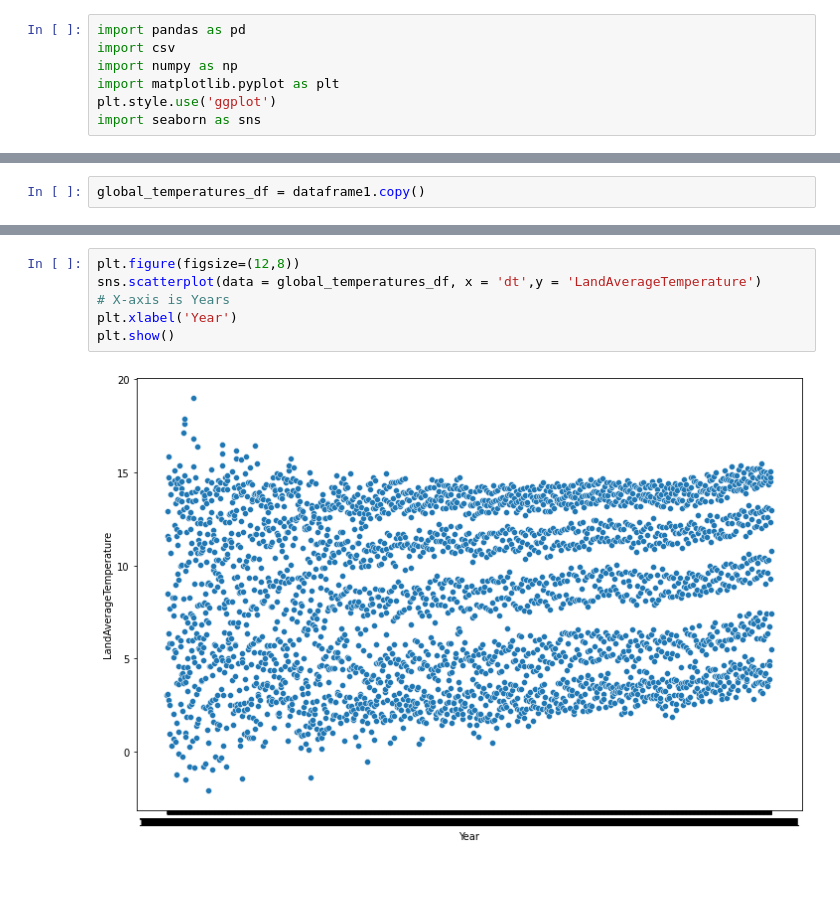
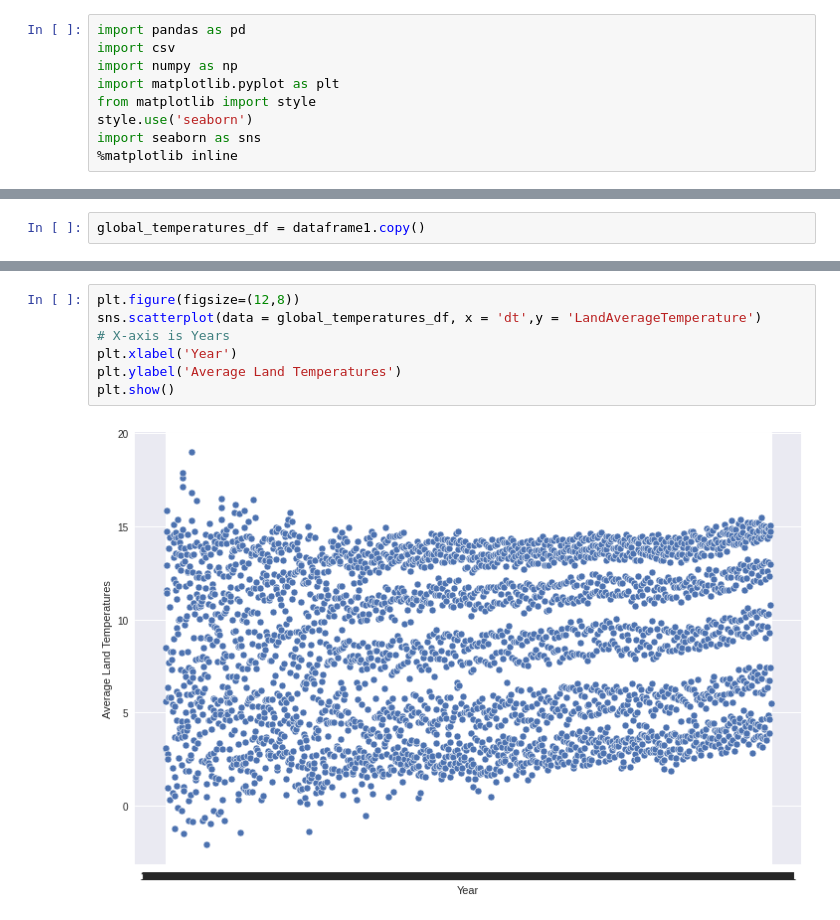
Before and after one commit to JayeshSuryavanshi/Data-Intensive-Computing, a Jupyter notebook: CSE_587_ProjectPhase1.ipynb, the cells around one changed output, grey strips where cells are left out. Saved outputs shown, nothing was run; the diff lists cells and outputs as text; blank space fills up the shorter version.

```diff
--- a/CSE_587_ProjectPhase1.ipynb
+++ b/CSE_587_ProjectPhase1.ipynb
@@ -24,8 +26,10 @@ import pandas as pd
 import csv
 import numpy as np
 import matplotlib.pyplot as plt
-plt.style.use('ggplot')
+from matplotlib import style
+style.use('seaborn')
 import seaborn as sns
+%matplotlib inline
 # %%
 from google.colab import drive
 drive.mount('/content/drive')
@@ -193,11 +211,12 @@ global_temperatures_df.describe()
 # %%
 plt.figure(figsize=(12,8))
 sns.scatterplot(data = global_temperatures_df, x = 'dt',y = 'LandAverageTemperature')
 # X-axis is Years
 plt.xlabel('Year')
+plt.ylabel('Average Land Temperatures')
 plt.show()
 # %% [output]
-[figure, old version]
+[figure, new version]
 # %%
 plt.figure(figsize=(12,8))
 sns.scatterplot(data = global_temperatures_df, x = 'dt',y = 'LandMaxTemperature')
```
Also changed, not shown: parts of 11 cells of this notebook.
